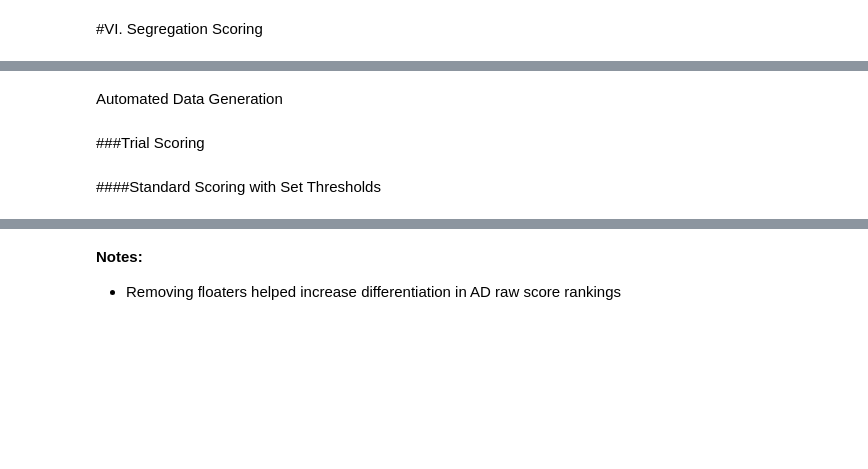
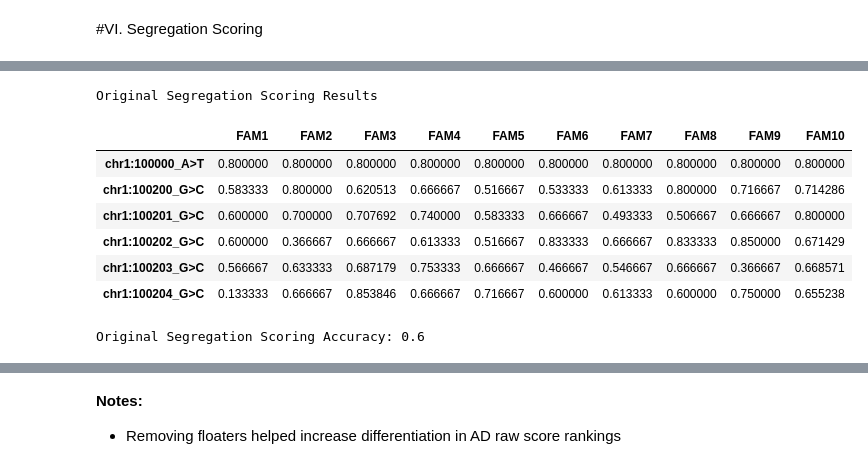
Before and after one commit to taylorngt/PedNet, a Jupyter notebook: SegregationScoring.ipynb, the cells around one changed output, grey strips where cells are left out. Drawn from its saved outputs; the diff is of its cells as text; code cells hidden in the pictures; blank space fills up the shorter version.

```diff
--- a/SegregationScoring.ipynb
+++ b/SegregationScoring.ipynb
@@ -931,7 +977,7 @@ def trial_based_feature_threshold_determination(generation_count,
         ax.plot([0,1], [0,1], linestyle='--', color='gray')
         ax.set_xlabel('False Positive Rate')
         ax.set_ylabel('True Positive Rate')
-        ax.set_title(f'All Feature ROC')
+        ax.set_title(f'Mode of Inheritance ROC')
         ax.grid(True)
 
         box= ax.get_position()
@@ -1129,0 +1216,4 @@ def original_scan_variants(G, vars_dict, weights, mode='AD'):
+# %%
+def max_score_highligher(s):
+    max = s == s.max()
+    return ['background-color: green' if v else '' for v in max]
@@ -1207,2 +1344,0 @@ vars_AR = simulate_variant_table(G_ar, 'AR')
-# %% [markdown]
-Automated Data Generation
@@ -1220,4 +1345,16 @@ AR_Fam_Data = pedigree_group_generator(pedigree_count= 10,
-# %% [markdown]
-###Trial Scoring
-# %% [markdown]
-####Standard Scoring with Set Thresholds
+# %%
+segregation_scoring_wrapper(Multi_Ped_Dict= AD_Fam_Data,
+                            Scoring_Method= 'Original',
+                            Verbose= True,
+                            Known_Linked_Var= 'chr1:100000_A>T',
+                            Known_Mode= 'AD')
+# %% [output]
+Original Segregation Scoring Results
+|  | FAM1 | FAM2 | FAM3 | FAM4 | FAM5 | FAM6 | FAM7 | FAM8 | FAM9 | FAM10 |
+| chr1:100000_A>T | 0.800000 | 0.800000 | 0.800000 | 0.800000 | 0.800000 | 0.800000 | 0.800000 | 0.800000 | 0.800000 | 0.800000 |
+| chr1:100200_G>C | 0.583333 | 0.800000 | 0.620513 | 0.666667 | 0.516667 | 0.533333 | 0.613333 | 0.800000 | 0.716667 | 0.714286 |
+| chr1:100201_G>C | 0.600000 | 0.700000 | 0.707692 | 0.740000 | 0.583333 | 0.666667 | 0.493333 | 0.506667 | 0.666667 | 0.800000 |
+| chr1:100202_G>C | 0.600000 | 0.366667 | 0.666667 | 0.613333 | 0.516667 | 0.833333 | 0.666667 | 0.833333 | 0.850000 | 0.671429 |
+| chr1:100203_G>C | 0.566667 | 0.633333 | 0.687179 | 0.753333 | 0.666667 | 0.466667 | 0.546667 | 0.666667 | 0.366667 | 0.668571 |
+| chr1:100204_G>C | 0.133333 | 0.666667 | 0.853846 | 0.666667 | 0.716667 | 0.600000 | 0.613333 | 0.600000 | 0.750000 | 0.655238 |
+Original Segregation Scoring Accuracy: 0.6
```
Also changed, not shown: parts of 33 cells of this notebook.
